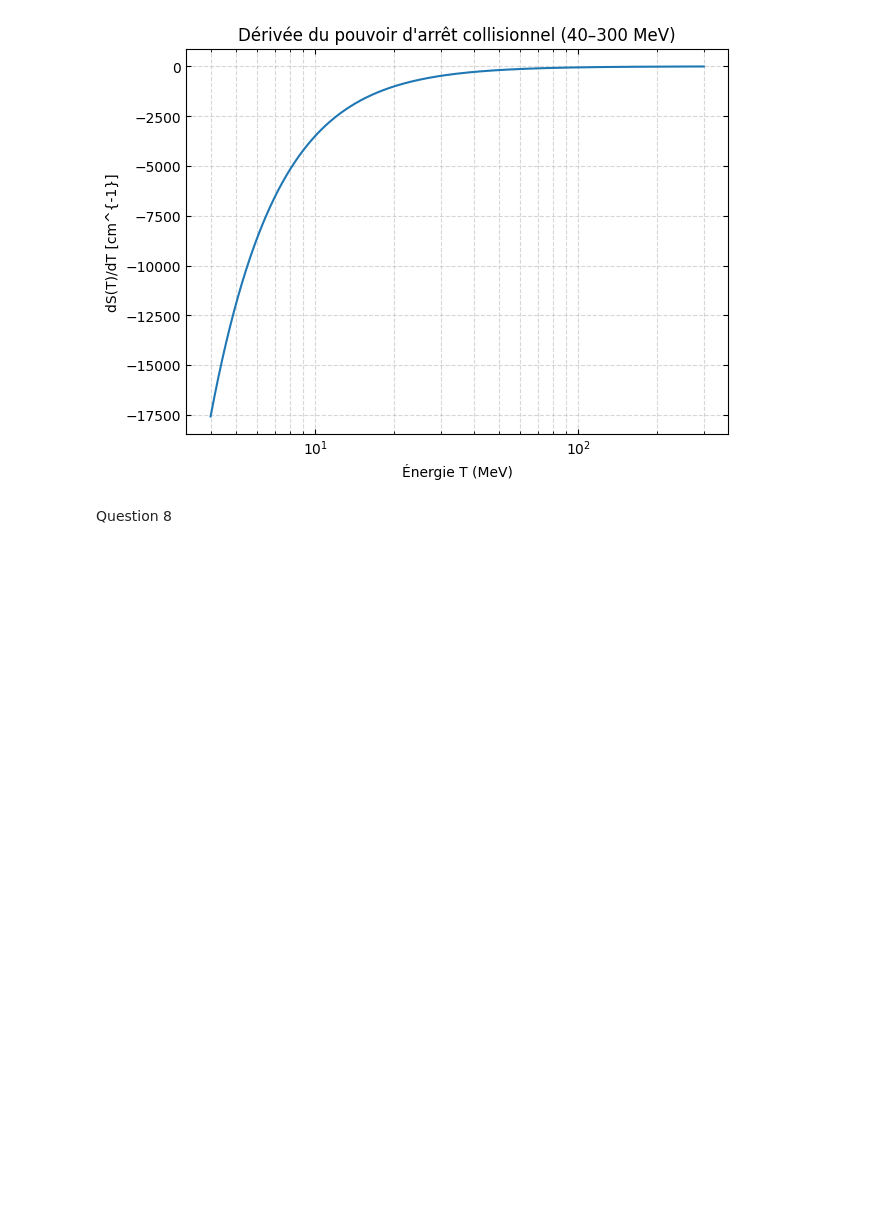
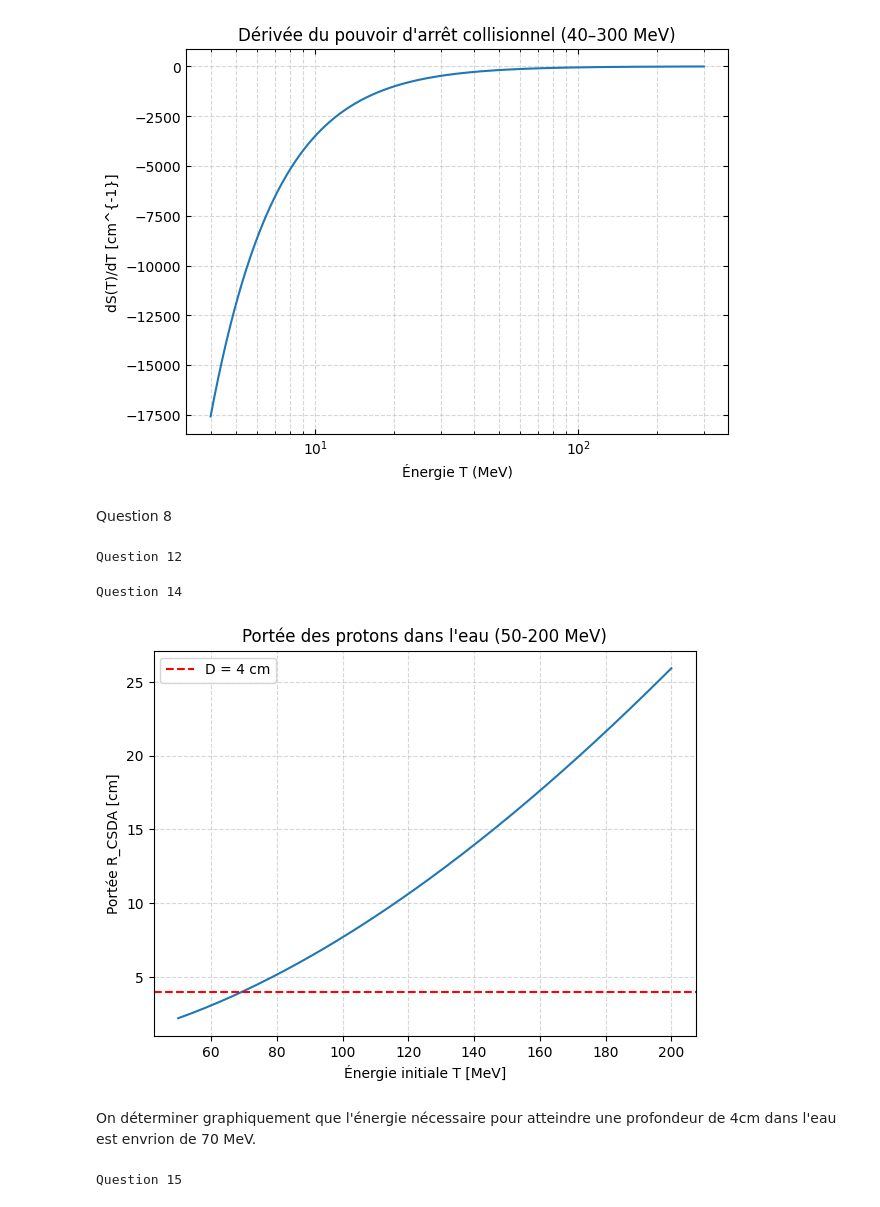
Before and after one commit to Jeremie-Beaupre/TP1_Phyznum, a Jupyter notebook: TP1.ipynb, the cells around one changed output. Saved outputs shown, nothing was run; the diff lists cells and outputs as text; code cells hidden in the pictures; blank space fills up the shorter version.

Commit message:
Question 14

```diff
--- a/TP1.ipynb
+++ b/TP1.ipynb
@@ -426,3 +426,47 @@ plt.show()
 [figure]
 # %% [markdown]
 Question 8
+# %%
+print("Question 12")
+
+T0 = 150
+dT = 0.1
+
+T = np.arange(T0, 0, -dT)
+# %% [output]
+Question 12
+# %%
+print("Question 14")
+
+E_init = np.linspace(50, 200, 150)
+
+R_CSDA_water = []
+
+for E in E_init:
+    E_proton_i = np.linspace(3, E, 5000)
+    S_water_i = stopping_power(E_proton_i, ne_water, I_water)
+    integrand_i = 1 / (S_water_i / rho_water)
+    R = trapeze(E_proton_i, integrand_i, N=5000)
+    R_CSDA_water.append(R)
+
+R_CSDA_water = np.array(R_CSDA_water)
+
+
+plt.figure(figsize=(7,5))
+plt.plot(E_init, R_CSDA_water)
+plt.xlabel("Énergie initiale T [MeV]")
+plt.ylabel("Portée R_CSDA [cm]")
+plt.title("Portée des protons dans l'eau (50-200 MeV)")
+plt.axhline(y=4, color='r', linestyle='--', label="D = 4 cm")
+plt.legend()
+plt.grid(True, ls="--", alpha=0.5)
+plt.show()
+# %% [output]
+Question 14
+[figure, added]
+# %% [markdown]
+On déterminer graphiquement que l'énergie nécessaire pour atteindre une profondeur de 4cm dans l'eau est envrion de 70 MeV.
+# %%
+print("Question 15")
+# %% [output]
+Question 15
```
Also changed, not shown: parts of 2 cells of this notebook.
